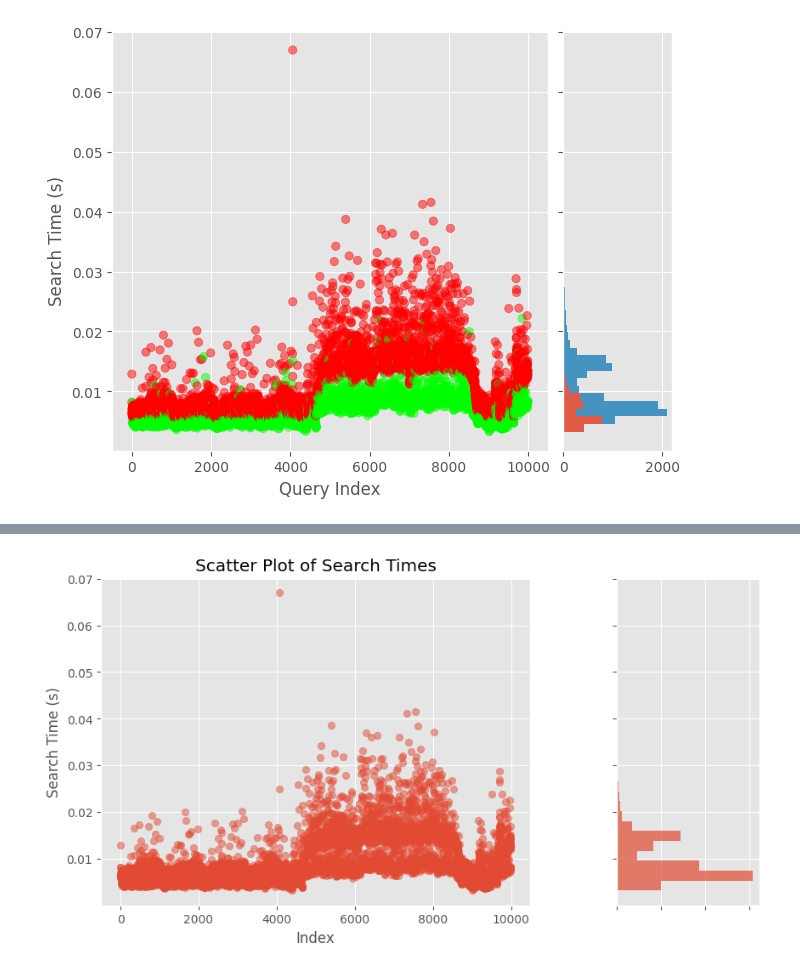
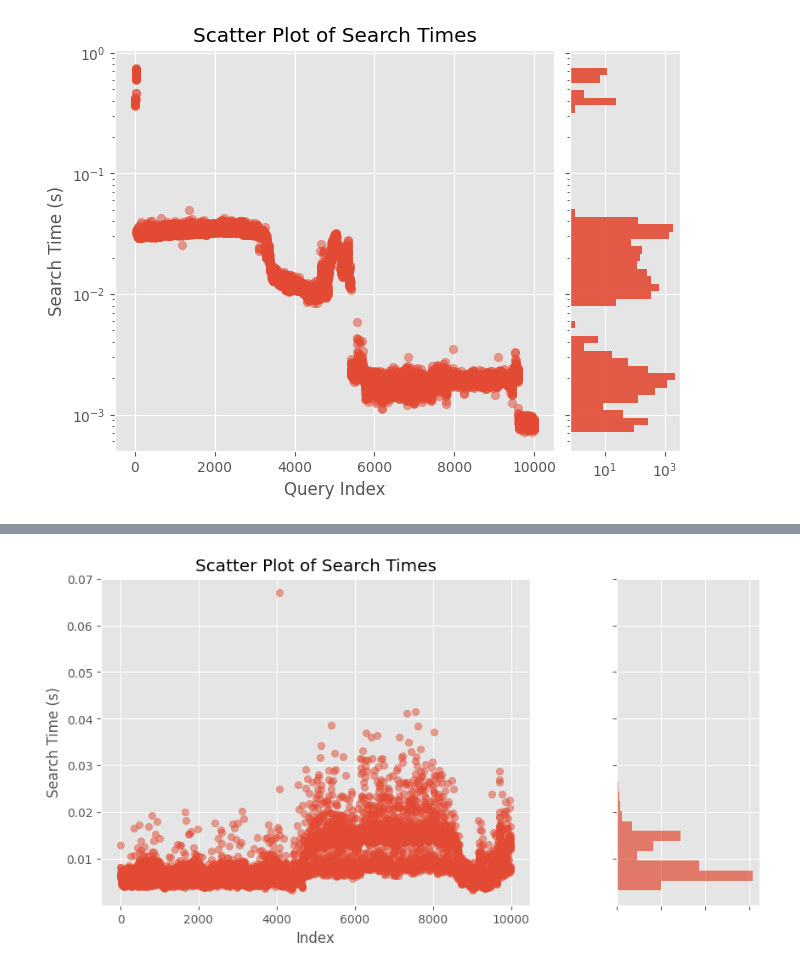
Before and after one commit to Nolan1324/CSE-584-W25-ANN-Project, a Jupyter notebook: src/analysis.ipynb, the cells around one changed output, grey strips where cells are left out. Saved outputs shown, nothing was run; the diff lists cells and outputs as text; code cells hidden in the pictures.

```diff
--- a/src/analysis.ipynb
+++ b/src/analysis.ipynb
@@ -9,7 +9,7 @@ from experiment_utils import EXPERIMENT_PATH
 
 plt.style.use("ggplot")
 # %%
-experiment_name = "baseline_1 (2025-04-02 17:19:29)"
+experiment_name = "control_sift_hnsw (2025-04-02 21:17:57)"
 experiment_dir = EXPERIMENT_PATH / experiment_name
 with open(experiment_dir / "results.json", "r") as f:
     experiment_data = json.load(f)
@@ -19,30 +18,29 @@ filter_used = np.array(experiment_data["filter_used"])
-# %%
-fig, axes = plt.subplot_mosaic(
-    [["scatter", "histogram"]],
-    layout="constrained",
-    width_ratios=[4, 1],
-    height_ratios=[1],
-)
-
-filter_colors = np.array(["#FF0000", "#00FF00"])
-filter_used_colors = filter_colors[filter_used.astype(int)]
-
-axes["scatter"].scatter(range(len(search_times)), search_times, alpha=0.5, c=filter_used_colors)
-
-axes["histogram"].tick_params(axis="y", labelleft=False)
-axes["histogram"].hist(
-    [search_times[filter_used], search_times[~filter_used]],
-    bins=50,
-    alpha=0.9,
-    orientation="horizontal",
-    stacked=True,
-    label=["Filter Used", "Filter Not Used"],
-    color=filter_colors,
-)
-
-axes["scatter"].set_ylabel("Search Time (s)")
-axes["scatter"].set_xlabel("Query Index")
-
-plt.show()
-# %% [output]
-[figure, removed]
+# %%
+fig, axes = plt.subplot_mosaic(
+    [["scatter", "histogram"]],
+    layout="constrained",
+    width_ratios=[4, 1],
+    height_ratios=[1],
+)
+
+# Scatter plot
+axes["scatter"].scatter(
+    np.arange(len(search_times)), search_times, alpha=0.5
+)
+axes["scatter"].set_title("Scatter Plot of Search Times")
+axes["scatter"].set_xlabel("Query Index")
+axes["scatter"].set_ylabel("Search Time (s)")
+axes["scatter"].set_yscale("log")
+axes["histogram"].set_yscale("log")
+
+# Histogram
+bins = np.logspace(np.log10(search_times.min()), np.log10(search_times.max()), 50)
+axes["histogram"].hist(
+    search_times, bins=bins, alpha=0.9, orientation="horizontal"
+)
+axes["histogram"].set_xscale("log")
+axes["histogram"].tick_params(axis="y", labelleft=False)
+
+plt.show()
+# %% [output]
+[figure, added]
```
Also changed, not shown: parts of 2 cells of this notebook, 5 other files.
